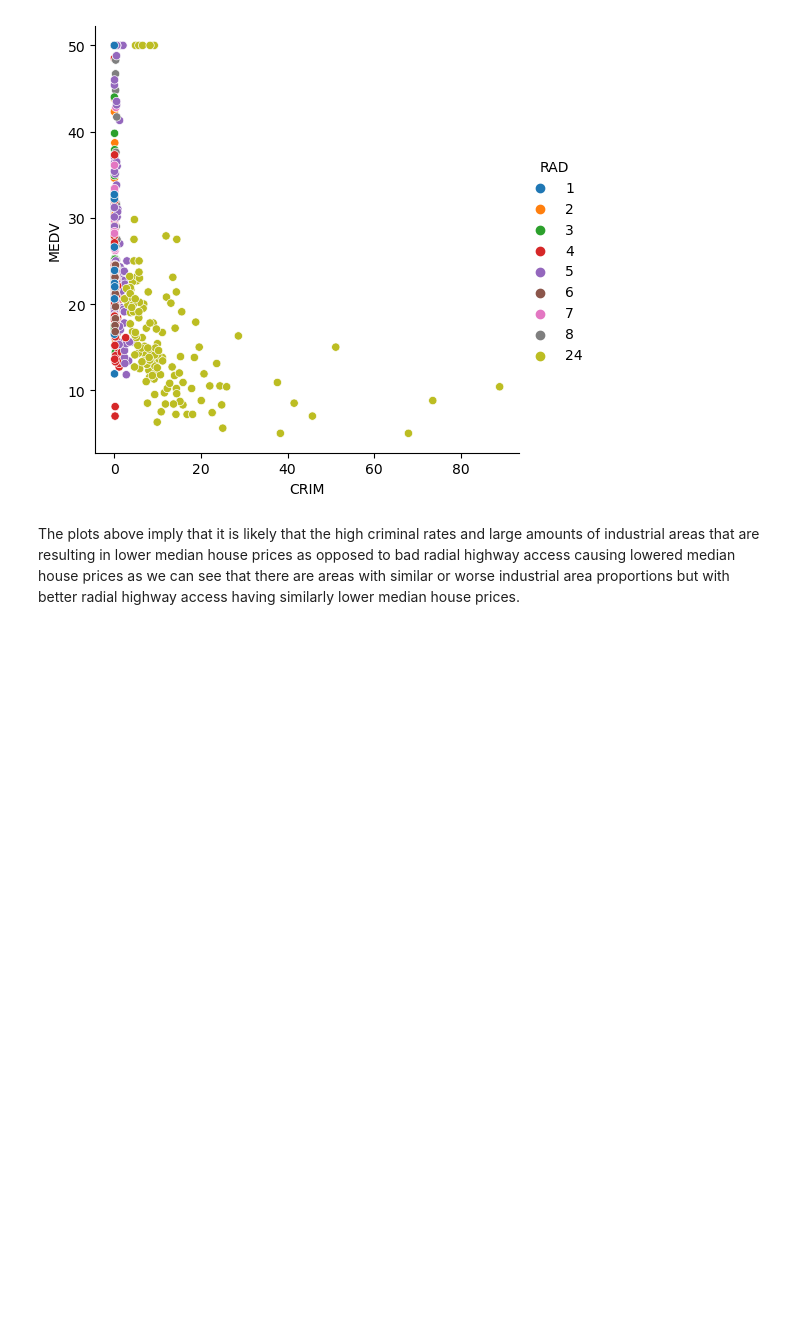
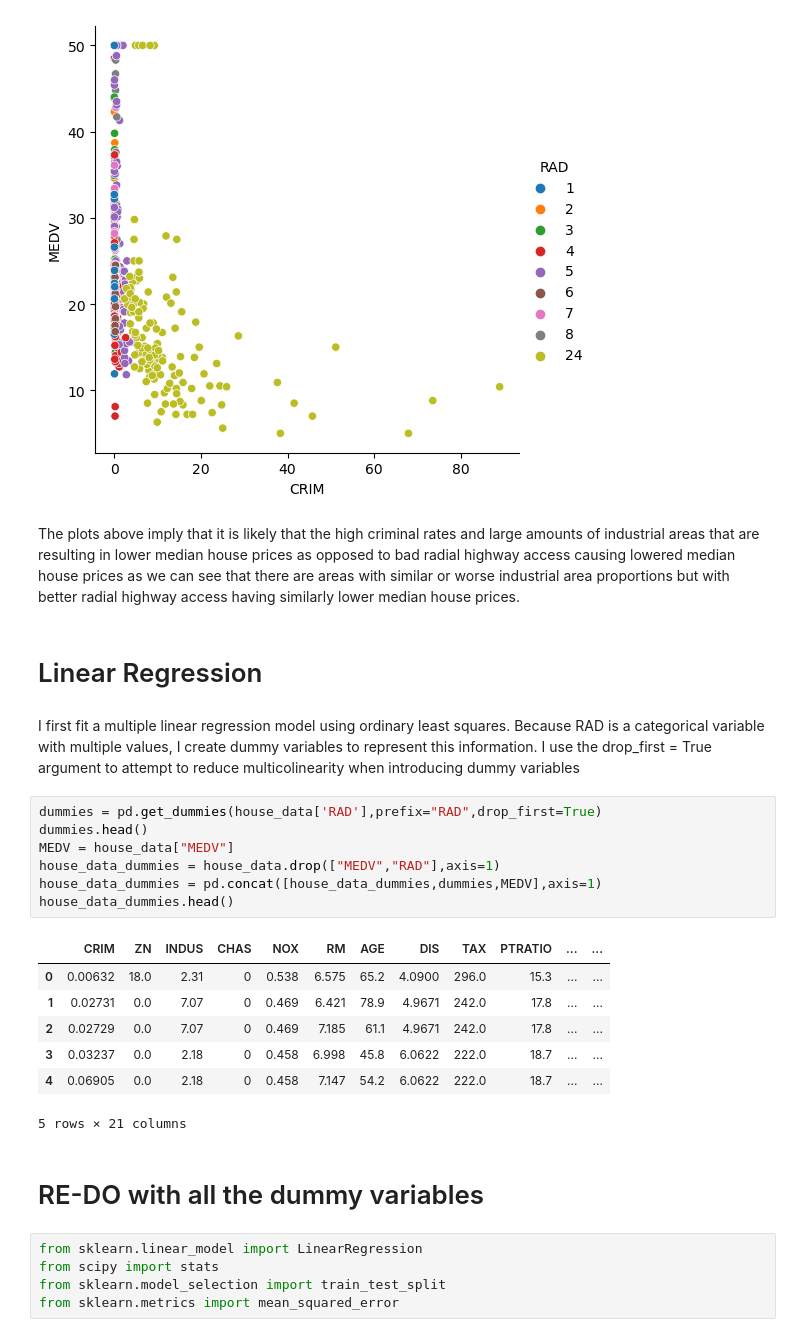
Before and after one commit to jf22201/Boston-House-Price-Regression, a Jupyter notebook: Boston_House_Price_Regression.ipynb, the cells around one changed output. Saved outputs shown, nothing was run; the diff lists cells and outputs as text; blank space fills up the shorter version.

Commit message:
Finish off with regression

```diff
--- a/Boston_House_Price_Regression.ipynb
+++ b/Boston_House_Price_Regression.ipynb
@@ -231,3 +238,29 @@ plt.show()
 [figure]
 # %% [markdown]
 The plots above imply that it is likely that the high criminal rates and large amounts of industrial areas that are resulting in lower median house prices as opposed to bad radial highway access causing lowered median house prices as we can see that there are areas with similar or worse industrial area proportions but with better radial highway access having similarly lower median house prices.
+# %% [markdown]
+# Linear Regression
+# %% [markdown]
+I first fit a multiple linear regression model using ordinary least squares. Because RAD is a categorical variable with multiple values, I create dummy variables to represent this information. I use the drop_first = True argument to attempt to reduce multicolinearity when introducing dummy variables
+# %%
+dummies = pd.get_dummies(house_data['RAD'],prefix="RAD",drop_first=True)
+dummies.head()
+MEDV = house_data["MEDV"]
+house_data_dummies = house_data.drop(["MEDV","RAD"],axis=1)
+house_data_dummies = pd.concat([house_data_dummies,dummies,MEDV],axis=1)
+house_data_dummies.head()
+# %% [output]
+|  | CRIM | ZN | INDUS | CHAS | NOX | RM | AGE | DIS | TAX | PTRATIO | ... | ... |
+| 0 | 0.00632 | 18.0 | 2.31 | 0 | 0.538 | 6.575 | 65.2 | 4.0900 | 296.0 | 15.3 | ... | ... |
+| 1 | 0.02731 | 0.0 | 7.07 | 0 | 0.469 | 6.421 | 78.9 | 4.9671 | 242.0 | 17.8 | ... | ... |
+| 2 | 0.02729 | 0.0 | 7.07 | 0 | 0.469 | 7.185 | 61.1 | 4.9671 | 242.0 | 17.8 | ... | ... |
+| 3 | 0.03237 | 0.0 | 2.18 | 0 | 0.458 | 6.998 | 45.8 | 6.0622 | 222.0 | 18.7 | ... | ... |
+| 4 | 0.06905 | 0.0 | 2.18 | 0 | 0.458 | 7.147 | 54.2 | 6.0622 | 222.0 | 18.7 | ... | ... |
+5 rows × 21 columns
+# %% [markdown]
+# RE-DO with all the dummy variables
+# %%
+from sklearn.linear_model import LinearRegression
+from scipy import stats
+from sklearn.model_selection import train_test_split
+from sklearn.metrics import mean_squared_error
```
Also changed, not shown: parts of 29 cells of this notebook.
